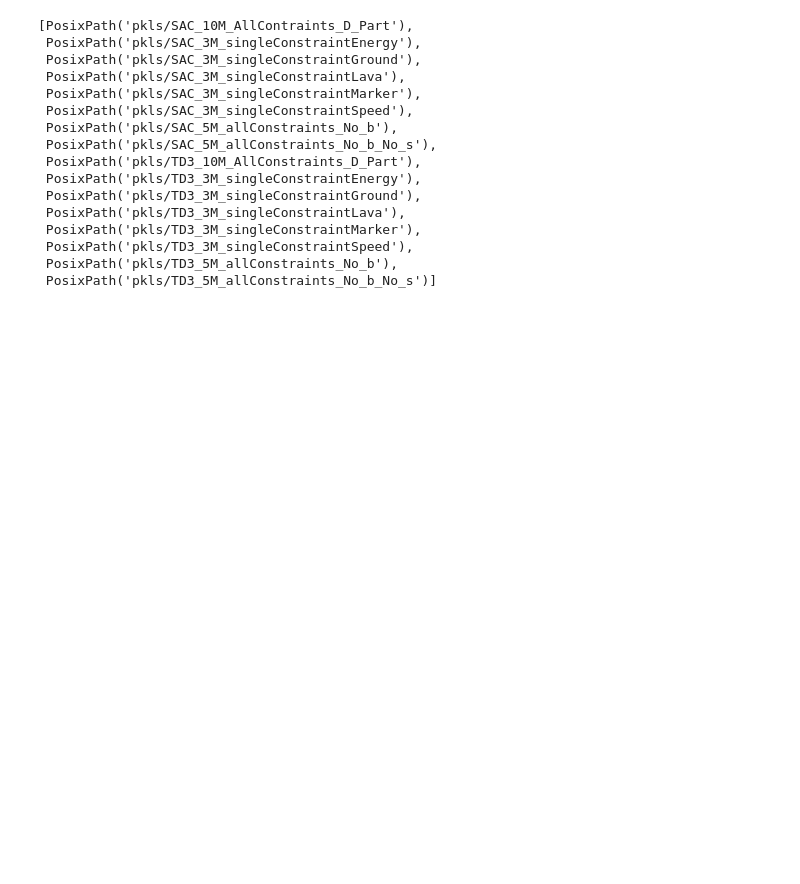
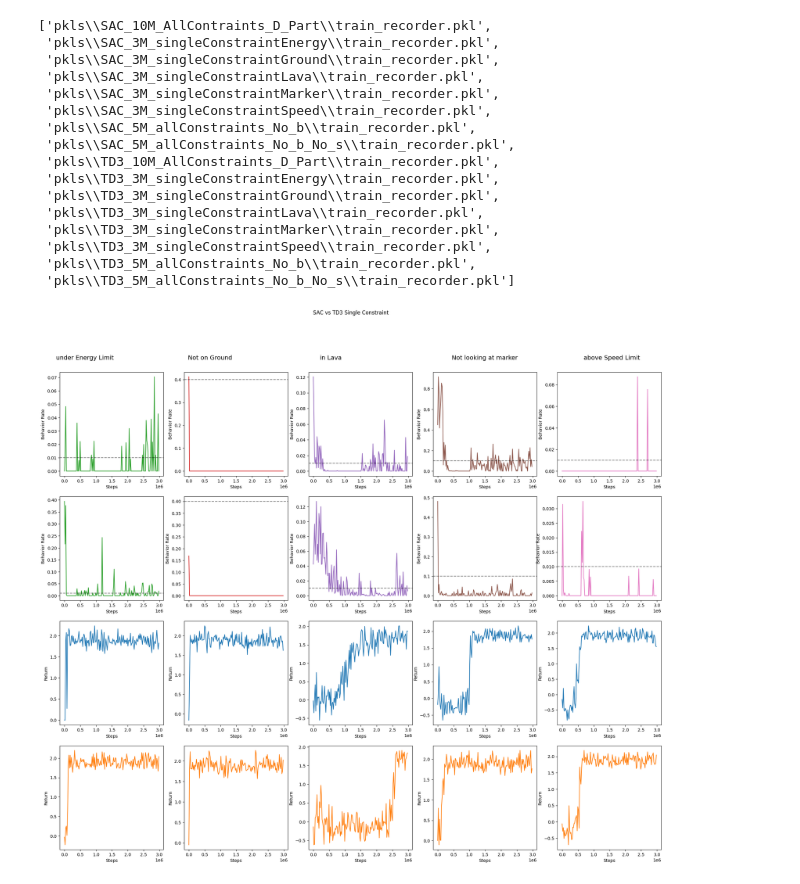
Before and after one commit to Anirudh-S-Kumar/DirectBehaviorSpecification, a Jupyter notebook: plots/make_plots.ipynb, the cells around one changed output. Drawn from its saved outputs; the diff is of its cells as text; code cells hidden in the pictures; blank space fills up the shorter version.

Commit message:
updated plots for comfort

```diff
--- a/plots/make_plots.ipynb
+++ b/plots/make_plots.ipynb
@@ -37,7 +37,7 @@ def plot_graph(file, properties:list[str], num_steps:int = 5_000_000):
         plt.legend()
         plt.show()
 # %%
-def plot_4_5_graph(sac_models:list[str],td3_models:list[str], properties:list[str], constraints:list[str], num_steps:int = 3_000_000):
+def plot_4_5_graph(sac_models:list[str],td3_models:list[str], properties:list[str], constraints:list[str],threshold:list[float], num_steps:int = 3_000_000):
     """
     Plot the graphs of the properties of the models in the sac_models and td3_models list
 
@@ -51,7 +51,7 @@ def plot_4_5_graph(sac_models:list[str],td3_models:list[str], properties:list[st
     colors = list(mcolors.TABLEAU_COLORS.values())
 
     # make a 4 * 5 subplot with 4 rows and 5 columns
-    fig = plt.figure(figsize=(20, 20))
+    fig, axes = plt.subplots(4, 5, figsize=(25,20))
     fig.suptitle("SAC vs TD3 Single Constraint")
 
 
@@ -61,18 +61,19 @@ def plot_4_5_graph(sac_models:list[str],td3_models:list[str], properties:list[st
 
     for i in range(num_models):
 
-        with open(pkl_dir / sac_models[i], 'rb') as f:
+        with open(sac_models[i], 'rb') as f:
             sac_data = pkl.load(f)
             sac_data_points = [sac_data[property][:num_steps] for property in properties]
             sac_data_points = [remove_nones(data_point) for data_point in sac_data_points]
 
-        with open(pkl_dir / td3_models[i], 'rb') as f:
+        with open(td3_models[i], 'rb') as f:
             td3_data = pkl.load(f)
             td3_data_points = [td3_data[property][:num_steps] for property in properties]
             td3_data_points = [remove_nones(data_point) for data_point in td3_data_points]
 
         # print constraint name at the top of column
-        fig.text(0.5, 0.9, constraints[i], ha='center', va='center')
+        # for j in range(5):
+        fig.text(0.17*(i)+0.12, 0.9, constraints[i], fontsize = 14)
 
         assert len(sac_data_points) == len(td3_data_points), "Number of properties should be the same"
         assert len(sac_data_points[0]) == len(td3_data_points[1]), "Number of points should be the same"
@@ -80,28 +81,31 @@ def plot_4_5_graph(sac_models:list[str],td3_models:list[str], properties:list[st
         x_axis = [num_steps // len(sac_data_points[0]) * i for i in range(len(sac_data_points[0]))]
 
         # add first subplot
-        ax = fig.add_subplot(num_models, 1, i+1)
-        ax.plot(x_axis, sac_data_points[0], color=colors[0], label="SAC")
+        ax = axes[0, i]
+        ax.plot(x_axis, sac_data_points[0], color=colors[i+2], label="SAC")
 
         # set x and y labels
         ax.set_xlabel('Steps')
         ax.set_ylabel("Behavior Rate")
+        ax.axhline(threshold[i], linestyle='--', color = "black", alpha = 0.5)
 
         # add second subplot
-        ax = fig.add_subplot(num_models, 2, i+1)
-        ax.plot(x_axis, td3_data_points[0], color=colors[1], label="TD3")
+        ax = axes[1, i]
+        ax.plot(x_axis, td3_data_points[0], color=colors[2+i], label="TD3")
         ax.set_xlabel('Steps')
         ax.set_ylabel("Behavior Rate")
+        ax.axhline(threshold[i], linestyle='--', color = "black", alpha = 0.5)
+
 
         # add third subplot
-        ax = fig.add_subplot(num_models, 3, i+1)
-        ax.plot(x_axis, sac_data_points[1], color=colors[2], label="SAC")
+        ax = axes[2, i]
+        ax.plot(x_axis, sac_data_points[1], color=colors[0], label="SAC")
         ax.set_xlabel('Steps')
         ax.set_ylabel("Return")
 
         # add fourth subplot
-        ax = fig.add_subplot(num_models, 4, i+1)
-        ax.plot(x_axis, td3_data_points[1], color=colors[3], label="TD3")
+        ax = axes[3, i]
+        ax.plot(x_axis, td3_data_points[1], color=colors[1], label="TD3")
         ax.set_xlabel('Steps')
         ax.set_ylabel("Return")
 
@@ -112,21 +116,34 @@ models = [folder for folder in pkl_dir.iterdir()]
 
 models.sort()
 
+# merge os paths
+models = [str(i / "train_recorder.pkl") for i in models]
+
 models
 # %% [output]
-[PosixPath('pkls/SAC_10M_AllContraints_D_Part'),
- PosixPath('pkls/SAC_3M_singleConstraintEnergy'),
- PosixPath('pkls/SAC_3M_singleConstraintGround'),
- PosixPath('pkls/SAC_3M_singleConstraintLava'),
- PosixPath('pkls/SAC_3M_singleConstraintMarker'),
- PosixPath('pkls/SAC_3M_singleConstraintSpeed'),
- PosixPath('pkls/SAC_5M_allConstraints_No_b'),
- PosixPath('pkls/SAC_5M_allConstraints_No_b_No_s'),
- PosixPath('pkls/TD3_10M_AllConstraints_D_Part'),
- PosixPath('pkls/TD3_3M_singleConstraintEnergy'),
- PosixPath('pkls/TD3_3M_singleConstraintGround'),
- PosixPath('pkls/TD3_3M_singleConstraintLava'),
- PosixPath('pkls/TD3_3M_singleConstraintMarker'),
- PosixPath('pkls/TD3_3M_singleConstraintSpeed'),
- PosixPath('pkls/TD3_5M_allConstraints_No_b'),
- PosixPath('pkls/TD3_5M_allConstraints_No_b_No_s')]
+['pkls\\SAC_10M_AllContraints_D_Part\\train_recorder.pkl',
+ 'pkls\\SAC_3M_singleConstraintEnergy\\train_recorder.pkl',
+ 'pkls\\SAC_3M_singleConstraintGround\\train_recorder.pkl',
+ 'pkls\\SAC_3M_singleConstraintLava\\train_recorder.pkl',
+ 'pkls\\SAC_3M_singleConstraintMarker\\train_recorder.pkl',
+ 'pkls\\SAC_3M_singleConstraintSpeed\\train_recorder.pkl',
+ 'pkls\\SAC_5M_allConstraints_No_b\\train_recorder.pkl',
+ 'pkls\\SAC_5M_allConstraints_No_b_No_s\\train_recorder.pkl',
+ 'pkls\\TD3_10M_AllConstraints_D_Part\\train_recorder.pkl',
+ 'pkls\\TD3_3M_singleConstraintEnergy\\train_recorder.pkl',
+ 'pkls\\TD3_3M_singleConstraintGround\\train_recorder.pkl',
+ 'pkls\\TD3_3M_singleConstraintLava\\train_recorder.pkl',
+ 'pkls\\TD3_3M_singleConstraintMarker\\train_recorder.pkl',
+ 'pkls\\TD3_3M_singleConstraintSpeed\\train_recorder.pkl',
+ 'pkls\\TD3_5M_allConstraints_No_b\\train_recorder.pkl',
+ 'pkls\\TD3_5M_allConstraints_No_b_No_s\\train_recorder.pkl']
+# %%
+sac_models = models[1:6]
+td3_models = models[9:14]
+Constraints = ["under Energy Limit","Not on Ground", "in Lava", "Not looking at marker", "above Speed Limit"]
+properties = ["eval_greedy_constraint_1","eval_return_greedy"]
+thresholds = [0.01, 0.4, 0.01,0.1,0.01]
+# %%
+plot_4_5_graph(sac_models, td3_models, properties, Constraints,thresholds)
+# %% [output]
+[figure, added]
```
